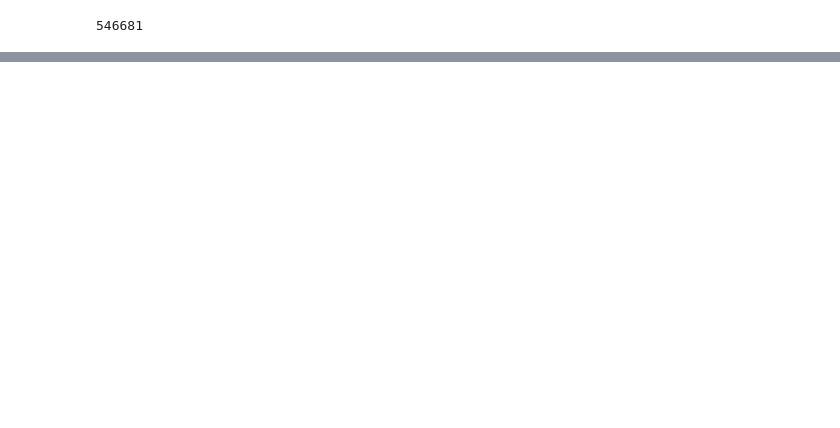
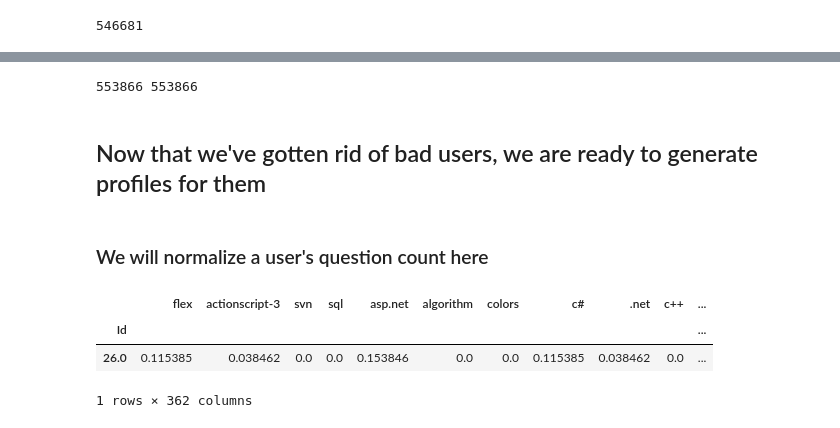
Before and after one commit to TSunny007/StackOverflowAnalytics, a Jupyter notebook: Notebook/user_question_mapping.ipynb, the cells around one changed output, grey strips where cells are left out. Saved outputs shown, nothing was run; the diff lists cells and outputs as text; code cells hidden in the pictures; blank space fills up the shorter version.

```diff
--- a/Notebook/user_question_mapping.ipynb
+++ b/Notebook/user_question_mapping.ipynb
@@ -93,5 +115,3 @@ user_questions.to_csv("../profiles/questions_question_count.csv",encoding="latin
 # %%
-users = pd.read_csv("../profiles/questions_scores.csv",encoding="latin1",index_col=0)
-user_questions = pd.read_csv("../profiles/users_question_count.csv",encoding="latin1",index_col=0)
-users.index.name = 'Id'
-user_questions.index.name = 'Id'
+user_scores = pd.read_csv("../profiles/question_scores.csv",encoding="latin1",index_col='Id')
+user_questions = pd.read_csv("../profiles/question_counts.csv",encoding="latin1",index_col='Id')
@@ -103,0 +142,16 @@ user_questions.head(1).loc[:,['.net','actionscript-3', 'angularjs', 'asp.net', '
+# %%
+print(len(user_scores), len(user_questions))
+# %% [output]
+553866 553866
+# %% [markdown]
+## Now that we've gotten rid of bad users, we are ready to generate profiles for them
+# %% [markdown]
+### We will normalize a user's question count here
+# %%
+user_questions_index = user_questions.div(user_questions.sum(axis=1), axis=0)
+user_questions_index.head(1)
+# %% [output]
+|  | flex | actionscript-3 | svn | sql | asp.net | algorithm | colors | c# | .net | c++ | ... |
+| Id |  |  |  |  |  |  |  |  |  |  | ... |
+| 26.0 | 0.115385 | 0.038462 | 0.0 | 0.0 | 0.153846 | 0.0 | 0.0 | 0.115385 | 0.038462 | 0.0 | ... |
+1 rows × 362 columns
```
Also changed, not shown: parts of 41 cells of this notebook, 1 other file.
